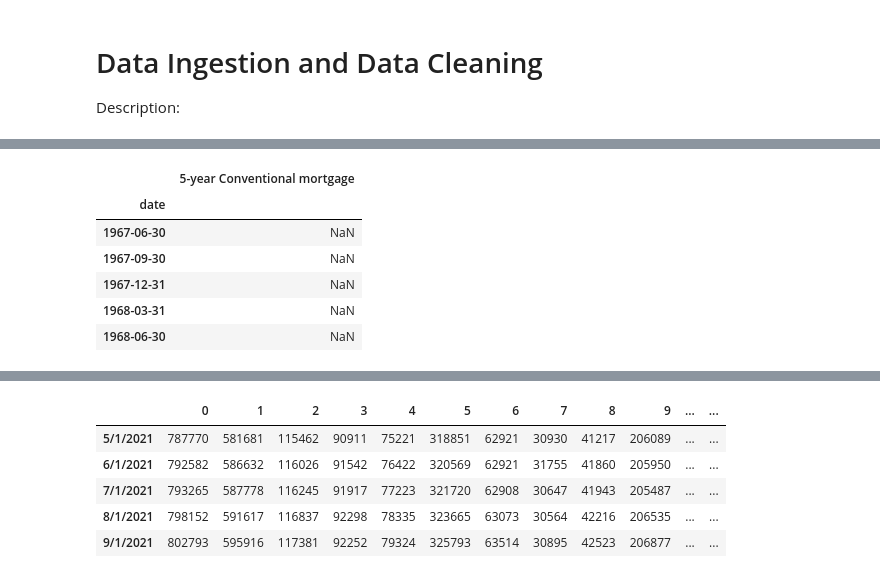
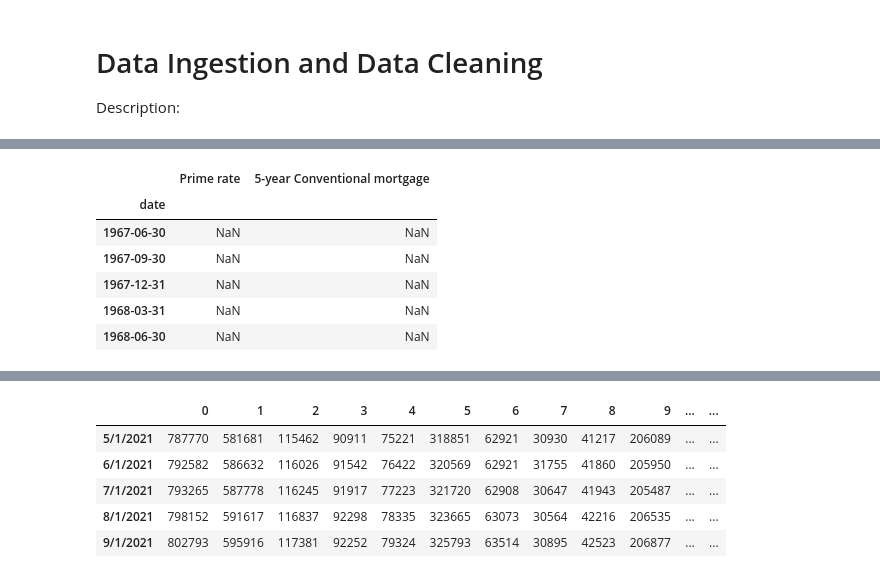
Before and after one commit to benjaminweymouth/Housing-Market-Forecasting-Time-Series-Analysis, a Jupyter notebook: Python Code/Qualitative_Multivariate Time Series.ipynb, the cells around one changed output, grey strips where cells are left out. Saved outputs shown, nothing was run; the diff lists cells and outputs as text; code cells hidden in the pictures.

```diff
--- a/Python Code/Qualitative_Multivariate Time Series.ipynb
+++ b/Python Code/Qualitative_Multivariate Time Series.ipynb
@@ -53,14 +64,14 @@ df_chartered_bank_i_cleaned.tail()
 # %%
-df_chartered_bank_i_cleaned.drop(df_chartered_bank_i_cleaned.columns.difference(['5-year Conventional mortgage']), 1, inplace=True)
+df_chartered_bank_i_cleaned.drop(df_chartered_bank_i_cleaned.columns.difference(['5-year Conventional mortgage', 'Prime rate']), 1, inplace=True)
 df_chartered_bank_i_cleaned.head()
 # %% [output]
-|  | 5-year Conventional mortgage |
-| date |  |
-| 1967-06-30 | NaN |
-| 1967-09-30 | NaN |
-| 1967-12-31 | NaN |
-| 1968-03-31 | NaN |
-| 1968-06-30 | NaN |
+|  | Prime rate | 5-year Conventional mortgage |
+| date |  |  |
+| 1967-06-30 | NaN | NaN |
+| 1967-09-30 | NaN | NaN |
+| 1967-12-31 | NaN | NaN |
+| 1968-03-31 | NaN | NaN |
+| 1968-06-30 | NaN | NaN |
 # %%
 # Data ingestion - reading the CSV in from Statistics Canada and the Bank of Canada
 # Credit liabilities of households.csv
```
Also changed, not shown: parts of 14 cells of this notebook.
